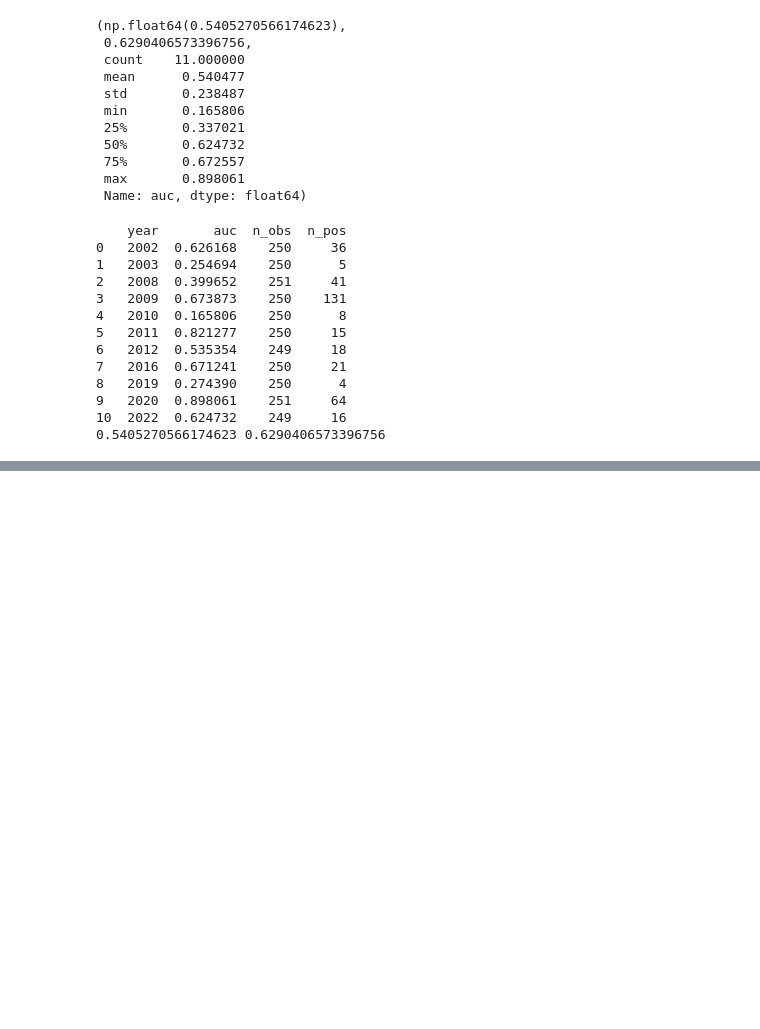
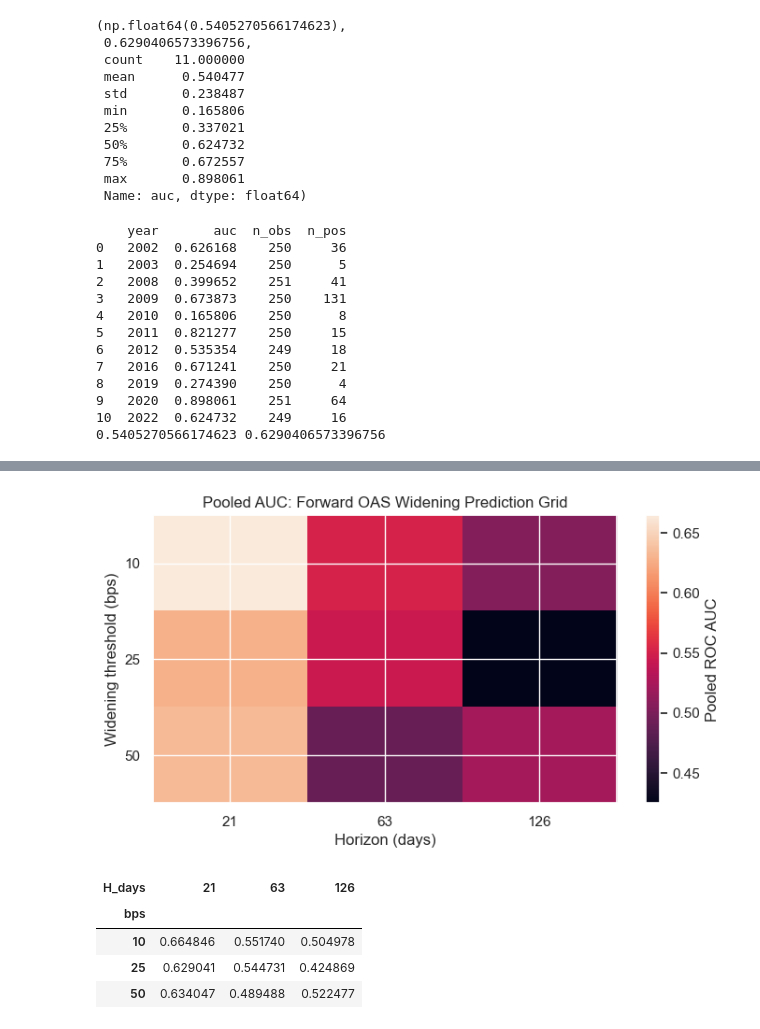
Before and after one commit to WickedoneC/credit_spread_regime, a Jupyter notebook: notebooks/01_eda_spread_regimes.ipynb, the cells around one changed output, grey strips where cells are left out. Cells and saved outputs as stored; diff of their text form; code cells hidden in the pictures; blank space fills up the shorter version.

Commit message:
Run horizon x threshold grid for forward IG OAS widening

```diff
--- a/notebooks/01_eda_spread_regimes.ipynb
+++ b/notebooks/01_eda_spread_regimes.ipynb
@@ -1031,0 +1034,20 @@ print(weighted_auc, pooled_auc)
+# %%
+# Helper: build widening target (in bps)
+
+import numpy as np
+import pandas as pd
+
+def make_forward_widen_target(df: pd.DataFrame, H: int, bps: int,
+                             oas_col: str = "ig_oas") -> pd.Series:
+    """
+    Binary label: 1 if max widening over next H days >= bps (basis points).
+    Uses OAS reported in percent -> converts to bps via *100.
+    """
+    oas_bps = df[oas_col] * 100.0
+
+    fwd_max = oas_bps.shift(-1).rolling(H, min_periods=H).max()
+    fwd_widen = fwd_max - oas_bps
+
+    y = (fwd_widen >= bps).astype(int)
+    y.name = f"widen_{bps}bps_{H}d"
+    return y
@@ -1031,0 +1161,25 @@ print(weighted_auc, pooled_auc)
+# %%
+# Heatmap of pooled auc
+
+import matplotlib.pyplot as plt
+
+heat = grid_df.pivot(index="bps", columns="H_days", values="pooled_auc")
+
+plt.figure(figsize=(8, 4))
+plt.imshow(heat.values, aspect="auto")
+plt.xticks(range(len(heat.columns)), heat.columns)
+plt.yticks(range(len(heat.index)), heat.index)
+plt.colorbar(label="Pooled ROC AUC")
+plt.title("Pooled AUC: Forward OAS Widening Prediction Grid")
+plt.xlabel("Horizon (days)")
+plt.ylabel("Widening threshold (bps)")
+plt.show()
+
+heat
+# %% [output]
+[figure, added]
+| H_days | 21 | 63 | 126 |
+| bps |  |  |  |
+| 10 | 0.664846 | 0.551740 | 0.504978 |
+| 25 | 0.629041 | 0.544731 | 0.424869 |
+| 50 | 0.634047 | 0.489488 | 0.522477 |
```
Also changed, not shown: parts of 5 cells of this notebook.
